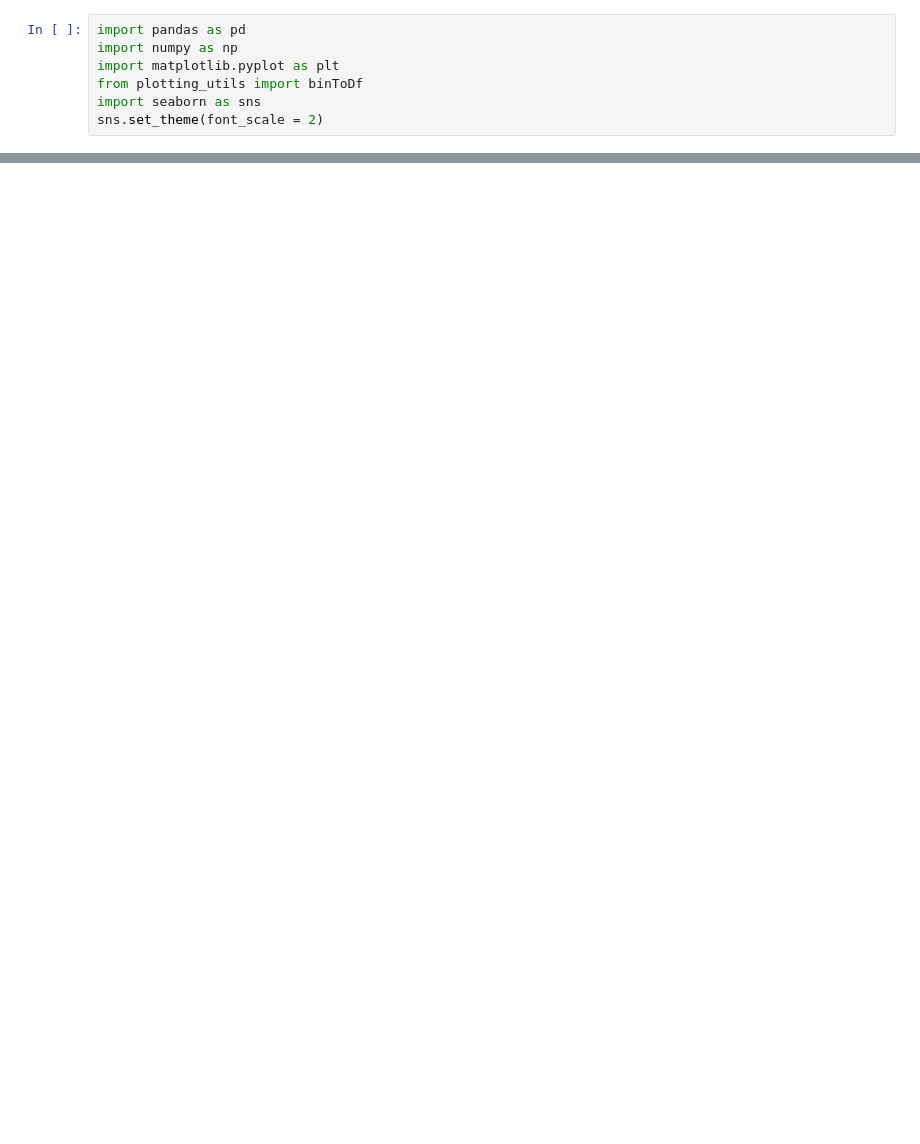
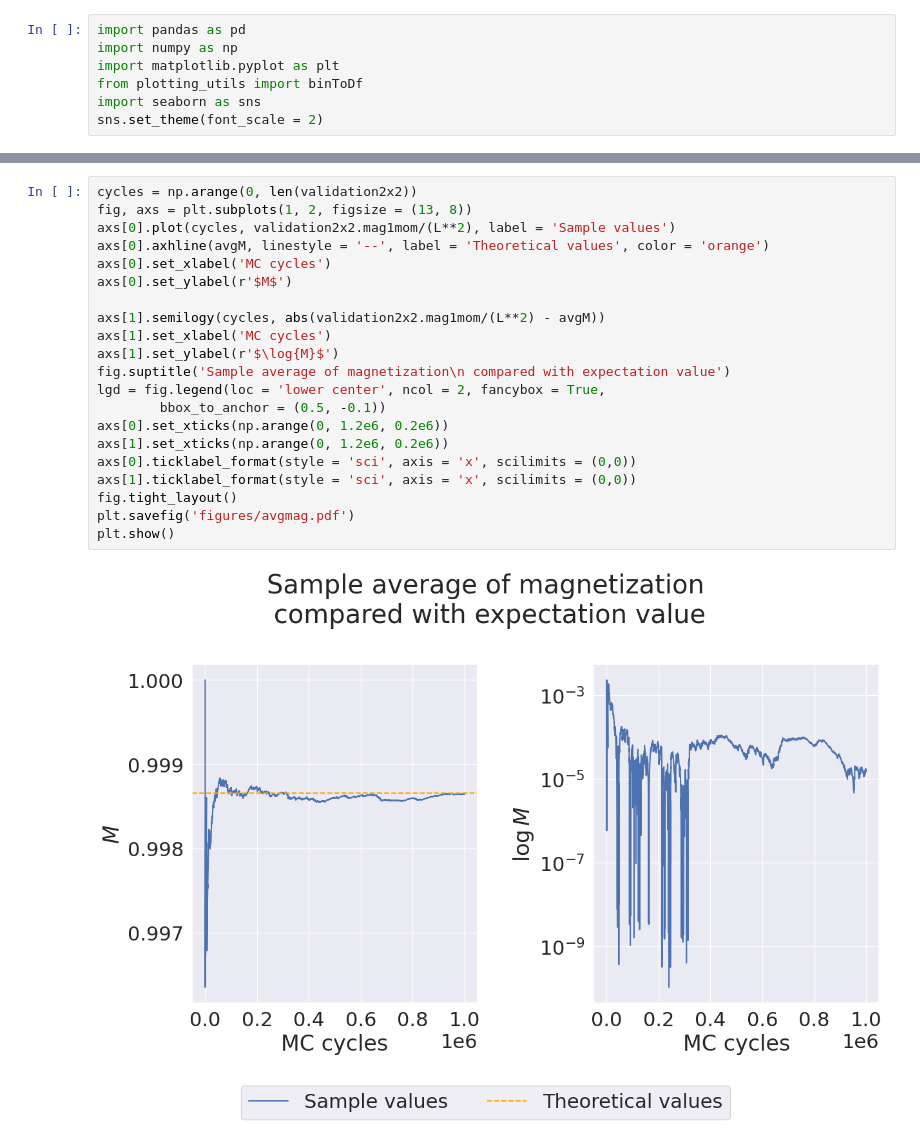
Before and after one commit to augude/fys3150, a Jupyter notebook: Project4/plotting/problem4.ipynb, the cells around one changed output, grey strips where cells are left out. Saved outputs shown, nothing was run; the diff lists cells and outputs as text; blank space fills up the shorter version.

```diff
--- a/Project4/plotting/problem4.ipynb
+++ b/Project4/plotting/problem4.ipynb
@@ -104,0 +43,23 @@ FileNotFoundError: [Errno 2] No such file or directory: '../figures/avgengmag.pd
+# %%
+cycles = np.arange(0, len(validation2x2))
+fig, axs = plt.subplots(1, 2, figsize = (13, 8))
+axs[0].plot(cycles, validation2x2.mag1mom/(L**2), label = 'Sample values')
+axs[0].axhline(avgM, linestyle = '--', label = 'Theoretical values', color = 'orange')
+axs[0].set_xlabel('MC cycles')
+axs[0].set_ylabel(r'$M$')
+
+axs[1].semilogy(cycles, abs(validation2x2.mag1mom/(L**2) - avgM))
+axs[1].set_xlabel('MC cycles')
+axs[1].set_ylabel(r'$\log{M}$')
+fig.suptitle('Sample average of magnetization\n compared with expectation value')
+lgd = fig.legend(loc = 'lower center', ncol = 2, fancybox = True,
+        bbox_to_anchor = (0.5, -0.1))
+axs[0].set_xticks(np.arange(0, 1.2e6, 0.2e6))
+axs[1].set_xticks(np.arange(0, 1.2e6, 0.2e6))
+axs[0].ticklabel_format(style = 'sci', axis = 'x', scilimits = (0,0))
+axs[1].ticklabel_format(style = 'sci', axis = 'x', scilimits = (0,0))
+fig.tight_layout()
+plt.savefig('figures/avgmag.pdf')
+plt.show()
+# %% [output]
+[figure, added]
```
Also changed, not shown: parts of 5 cells of this notebook, 3 other files.
